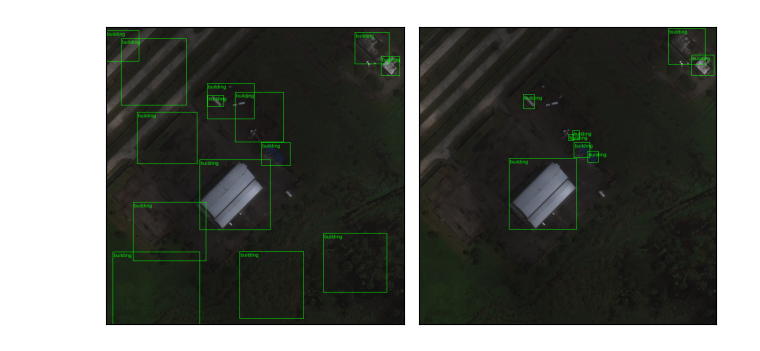
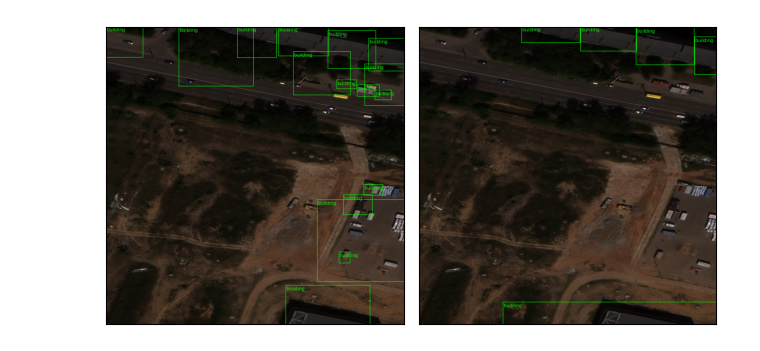
Before and after one commit to psFournier/dl_toolbox, a Jupyter notebook: src/explore_preds.ipynb, the cells around one changed output. Drawn from its saved outputs; the diff is of its cells as text; code cells hidden in the pictures.

```diff
--- a/src/explore_preds.ipynb
+++ b/src/explore_preds.ipynb
@@ -54,26 +50,26 @@ Done (t=2.75s)
 creating index...
 index created!
 # %%
-elem = datamodule.val_set[10]
+elem = datamodule.val_set[5]
 x = elem['image'][None].to('cuda')
 int_imgs = unnormalize(x.detach().cpu())
 with torch.no_grad():
     cls_logits, bbox_reg, centerness = model(x)
     b,c,h,w = x.shape
     preds = FCOS.post_process_batch(
         cls_logits.detach(),
         bbox_reg.detach(),
         centerness.detach(),
         (h,w),
         anchors.to('cuda'),
         pre_nms_thresh=0.2,
         pre_nms_top_n=100000,
-        nms_thresh=0.15,
-        fpn_post_nms_top_n=50,
+        nms_thresh=0.1,
+        fpn_post_nms_top_n=10000,
         min_size=10,
     )
     preds = [{k: v.detach().cpu() for k, v in p.items()} for p in preds]
 show_detections(int_imgs*2, preds+[elem['target']], class_list=datamodule.class_list)
 # %% [output]
-[figure, old version]
+[figure, new version]
 # %%
```
Also changed, not shown: parts of 3 cells of this notebook, 1 other file.
